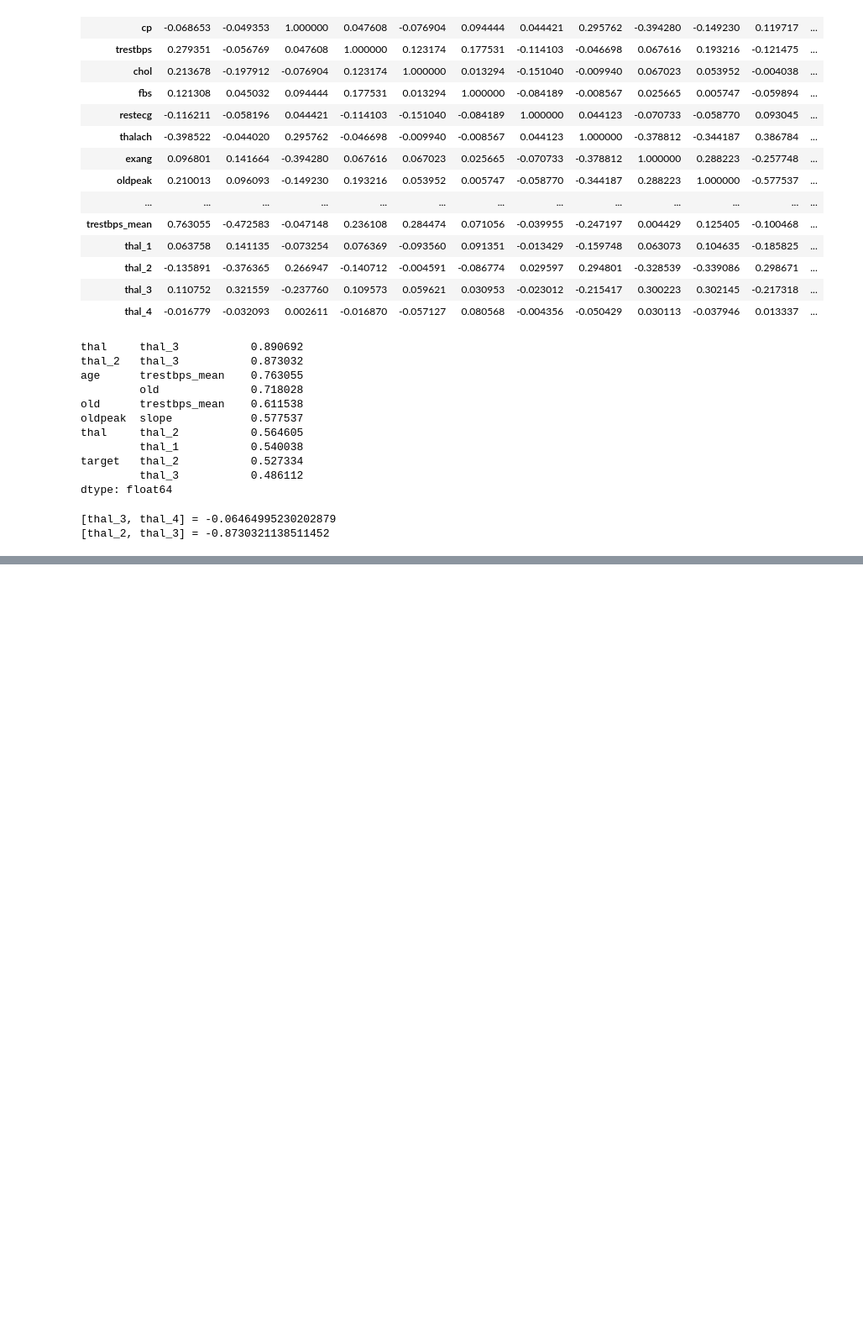
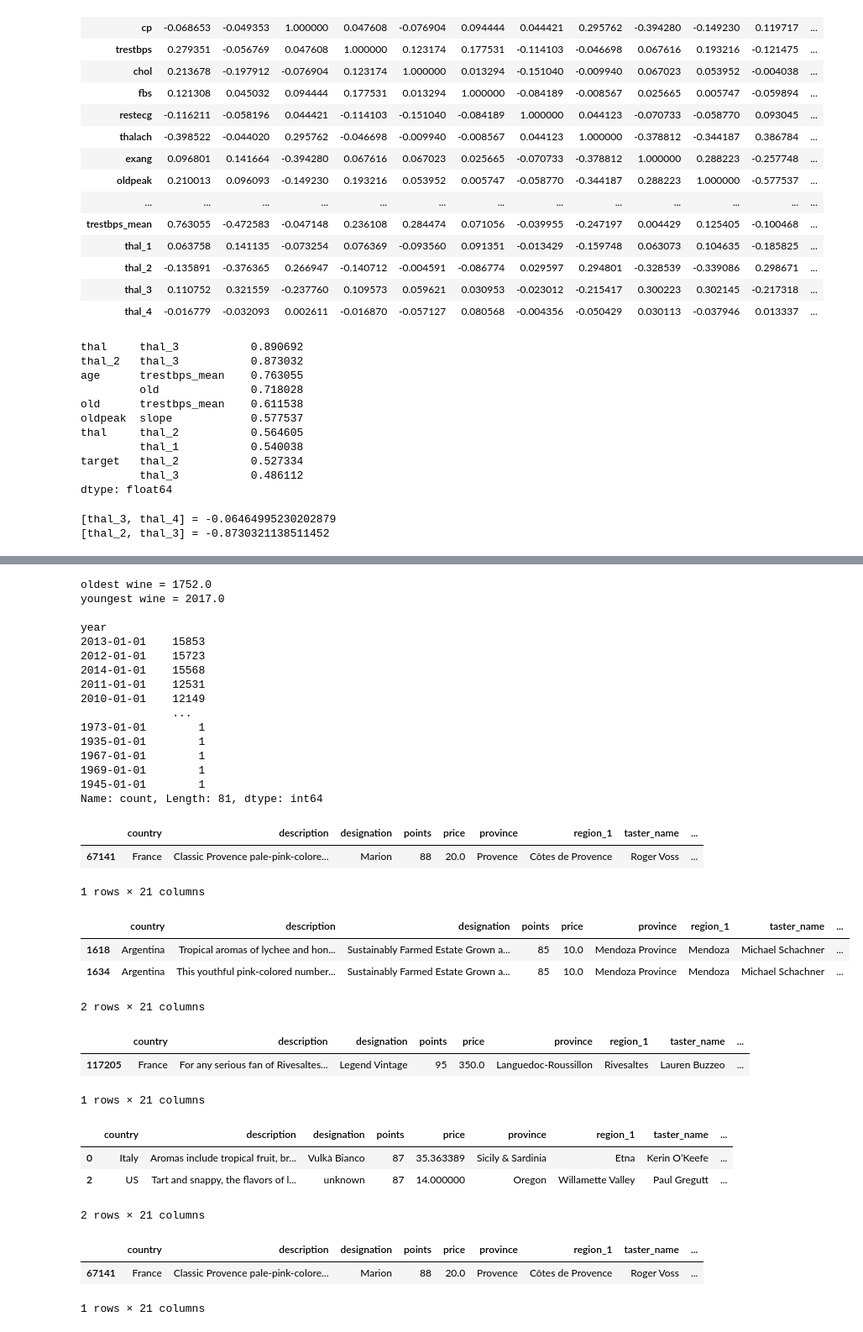
Before and after one commit to hoittoken/Python, a Jupyter notebook: Py/EDA/eda_3_FE/eda_3_lecture.ipynb, the cells around one changed output, grey strips where cells are left out. Shown at 84% size. Drawn from its saved outputs; the diff is of its cells as text; code cells hidden in the pictures; blank space fills up the shorter version.

```diff
--- a/Py/EDA/eda_3_FE/eda_3_lecture.ipynb
+++ b/Py/EDA/eda_3_FE/eda_3_lecture.ipynb
@@ -1378,0 +1450,78 @@ print(f"[thal_2, thal_3] = {heart.corr()['thal_2'].loc['thal_3']}")
+# %%
+import pandas as pd
+import category_encoders as ce
+import warnings
+warnings.filterwarnings("ignore")
+
+wine_cleared = pd.read_csv('wine_cleared.zip', index_col=0)
+wine_cleared['price_round'] = wine_cleared['price'].round().astype(int)
+regex = '\d{4}' # регулярное выражение для нахождения чисел (ищет любые 4 цифры)
+wine_cleared['year'] = wine_cleared['title'].str.findall(regex).str.get(0)
+wine_cleared['is_usa'] = wine_cleared['country'].apply(lambda x: 1 if x == 'US' else 0)
+wine_cleared['is_france'] = wine_cleared['country'].apply(lambda x: 1 if x == 'France' else 0)
+wine_cleared['is_italy'] = wine_cleared['country'].apply(lambda x: 1 if x == 'Italy' else 0)
+wine_cleared['year'] = pd.to_datetime(wine_cleared['year'], errors='coerce')
+wine_cleared['old_wine'] = wine_cleared['year'].apply(lambda x: 1 if x.year < 2010 else 0)
+regex = '\(([A-Za-z0-9_]+)\)'
+wine_cleared['locality'] = wine_cleared['title'].str.findall(regex).str.get(0)
+
+# выведем самое молодое и старое вино
+print(f"oldest wine = {wine_cleared['year'].dt.year.min()}")
+print(f"youngest wine = {wine_cleared['year'].dt.year.max()}\n")
+
+min_index = wine_cleared[wine_cleared['year'].dt.year == wine_cleared['year'].dt.year.min()].index
+max_index = wine_cleared[wine_cleared['year'].dt.year == wine_cleared['year'].dt.year.max()].index
+
+# посмотрим, сколько дат изготовления вина у нас есть
+print(wine_cleared['year'].value_counts())
+# кодируем дату изготовления
+wine_cleared['year_cat'] = wine_cleared['year'].astype('category')
+ord_encoder = ce.OrdinalEncoder()
+wine_cleared['year_encoded'] = ord_encoder.fit_transform(wine_cleared['year_cat'])
+# посмотрим, уникальных кодов было присвоено
+
+# посмотрим как закодировано самое молодое и самое старое вино
+display(wine_cleared[wine_cleared['year'].dt.year == 1752])
+display(wine_cleared[wine_cleared['year'].dt.year == 2017].head(2))
+# для самого старого код = 69, а для самого молодого = 24
+# что по частоте упоминания определённого года в данных
+display(wine_cleared[wine_cleared['year'].dt.year == 1945])
+display(wine_cleared[wine_cleared['year'].dt.year == 2013].head(2))
+# код 81 и 1 соответственно
+# %% [output]
+oldest wine = 1752.0
+youngest wine = 2017.0
+
+year
+2013-01-01    15853
+2012-01-01    15723
+2014-01-01    15568
+2011-01-01    12531
+2010-01-01    12149
+              ...
+1973-01-01        1
+1935-01-01        1
+1967-01-01        1
+1969-01-01        1
+1945-01-01        1
+Name: count, Length: 81, dtype: int64
+|  | country | description | designation | points | price | province | region_1 | taster_name | ... |
+| 67141 | France | Classic Provence pale-pink-colore... | Marion | 88 | 20.0 | Provence | Côtes de Provence | Roger Voss | ... |
+1 rows × 21 columns
+|  | country | description | designation | points | price | province | region_1 | taster_name | ... |
+| 1618 | Argentina | Tropical aromas of lychee and hon... | Sustainably Farmed Estate Grown a... | 85 | 10.0 | Mendoza Province | Mendoza | Michael Schachner | ... |
+| 1634 | Argentina | This youthful pink-colored number... | Sustainably Farmed Estate Grown a... | 85 | 10.0 | Mendoza Province | Mendoza | Michael Schachner | ... |
+2 rows × 21 columns
+|  | country | description | designation | points | price | province | region_1 | taster_name | ... |
+| 117205 | France | For any serious fan of Rivesaltes... | Legend Vintage | 95 | 350.0 | Languedoc-Roussillon | Rivesaltes | Lauren Buzzeo | ... |
+1 rows × 21 columns
+|  | country | description | designation | points | price | province | region_1 | taster_name | ... |
+| 0 | Italy | Aromas include tropical fruit, br... | Vulkà Bianco | 87 | 35.363389 | Sicily & Sardinia | Etna | Kerin O’Keefe | ... |
+| 2 | US | Tart and snappy, the flavors of l... | unknown | 87 | 14.000000 | Oregon | Willamette Valley | Paul Gregutt | ... |
+2 rows × 21 columns
+# %%
+wine_cleared[wine_cleared['year'].dt.year == 1752]
+# %% [output]
+|  | country | description | designation | points | price | province | region_1 | taster_name | ... |
+| 67141 | France | Classic Provence pale-pink-colore... | Marion | 88 | 20.0 | Provence | Côtes de Provence | Roger Voss | ... |
+1 rows × 21 columns
```
Also changed, not shown: parts of 14 cells of this notebook, 3 other files.
